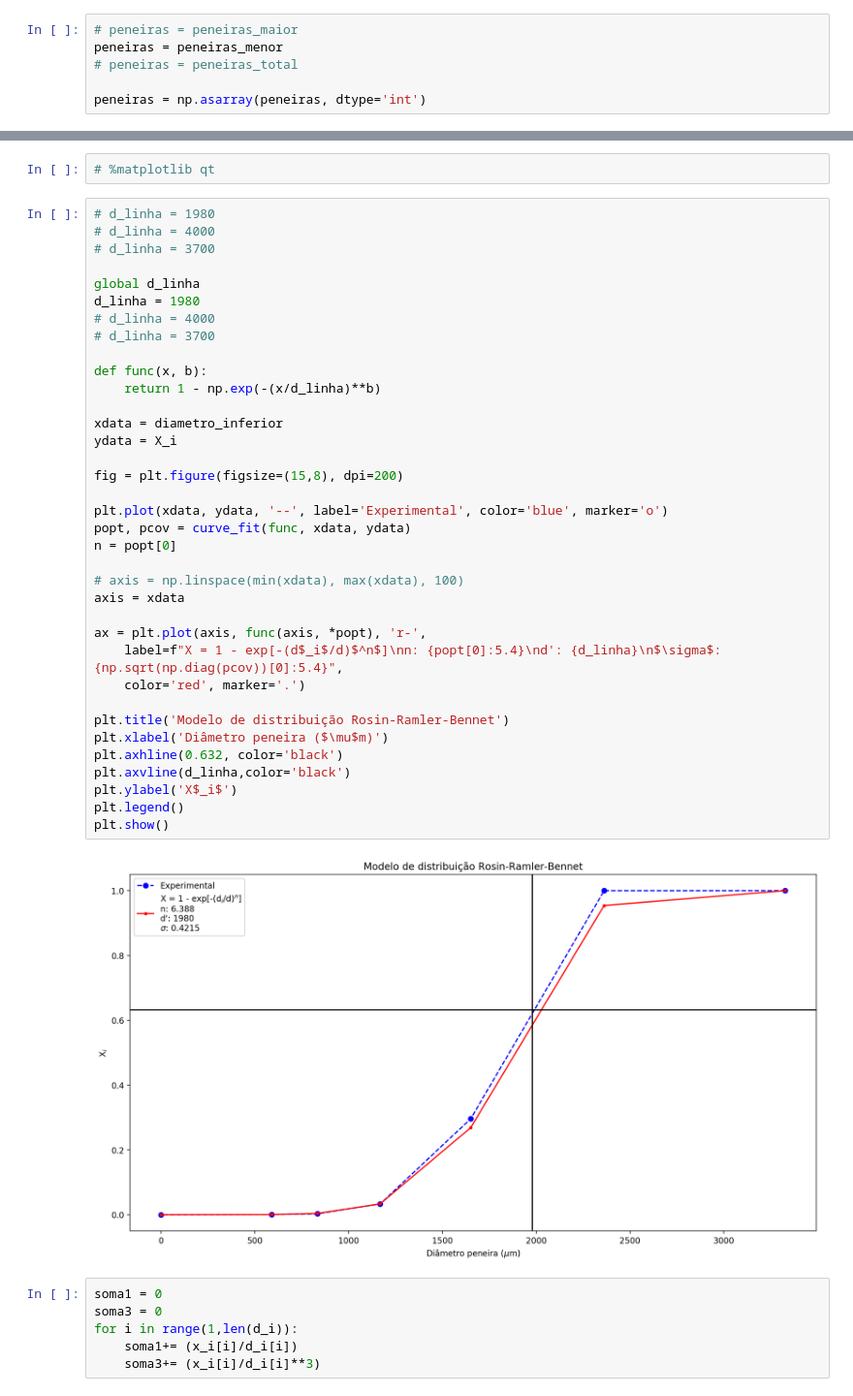
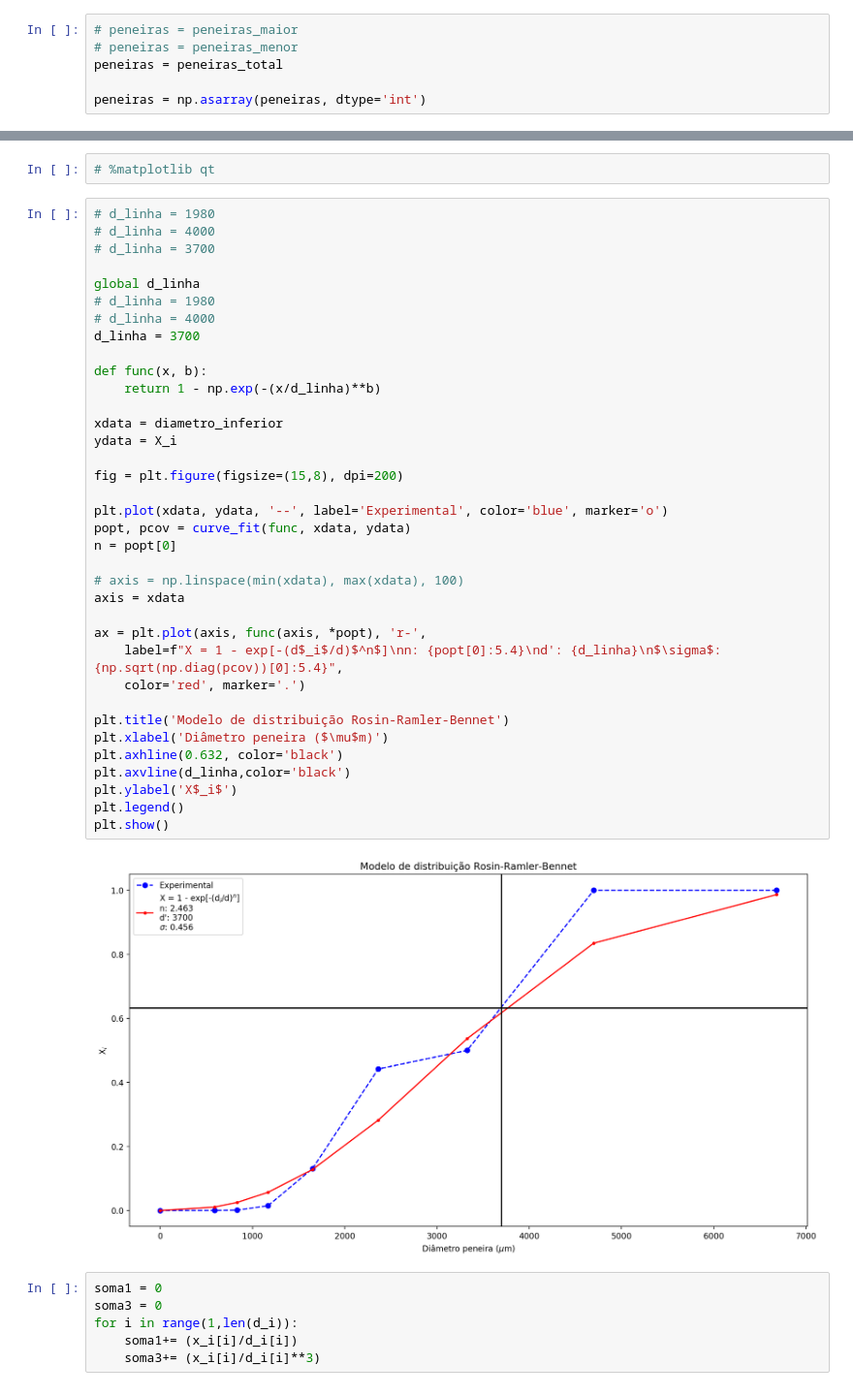
Before and after one commit to Levandoski-codes/EQ024_code, a Jupyter notebook: atv5_calculos.ipynb, the cells around one changed output, grey strips where cells are left out. Shown: that part at 97% size. Cells and saved outputs as stored; diff of their text form.

```diff
--- a/atv5_calculos.ipynb
+++ b/atv5_calculos.ipynb
@@ -89,8 +87,8 @@ peneiras_maior = [ #Usadas no diâmetro maior
 ]
 # %%
 # peneiras = peneiras_maior
-peneiras = peneiras_menor
-# peneiras = peneiras_total
+# peneiras = peneiras_menor
+peneiras = peneiras_total
 
 peneiras = np.asarray(peneiras, dtype='int')
 # %%
@@ -233,38 +233,38 @@ plt.show()
 # d_linha = 3700
 
 global d_linha
-d_linha = 1980
+# d_linha = 1980
 # d_linha = 4000
-# d_linha = 3700
+d_linha = 3700
 
 def func(x, b):
     return 1 - np.exp(-(x/d_linha)**b)
 
 xdata = diametro_inferior
 ydata = X_i
 
 fig = plt.figure(figsize=(15,8), dpi=200)
 
 plt.plot(xdata, ydata, '--', label='Experimental', color='blue', marker='o')
 popt, pcov = curve_fit(func, xdata, ydata)
 n = popt[0]
 
 # axis = np.linspace(min(xdata), max(xdata), 100)
 axis = xdata
 
 ax = plt.plot(axis, func(axis, *popt), 'r-',
     label=f"X = 1 - exp[-(d$_i$/d)$^n$]\nn: {popt[0]:5.4}\nd': {d_linha}\n$\sigma$: {np.sqrt(np.diag(pcov))[0]:5.4}",
     color='red', marker='.')
 
 plt.title('Modelo de distribuição Rosin-Ramler-Bennet')
 plt.xlabel('Diâmetro peneira ($\mu$m)')
 plt.axhline(0.632, color='black')
 plt.axvline(d_linha,color='black')
 plt.ylabel('X$_i$')
 plt.legend()
 plt.show()
 # %% [output]
-[figure, old version]
+[figure, new version]
 # %%
 soma1 = 0
 soma3 = 0
```
Also changed, not shown: parts of 22 cells of this notebook, 1 other file.
